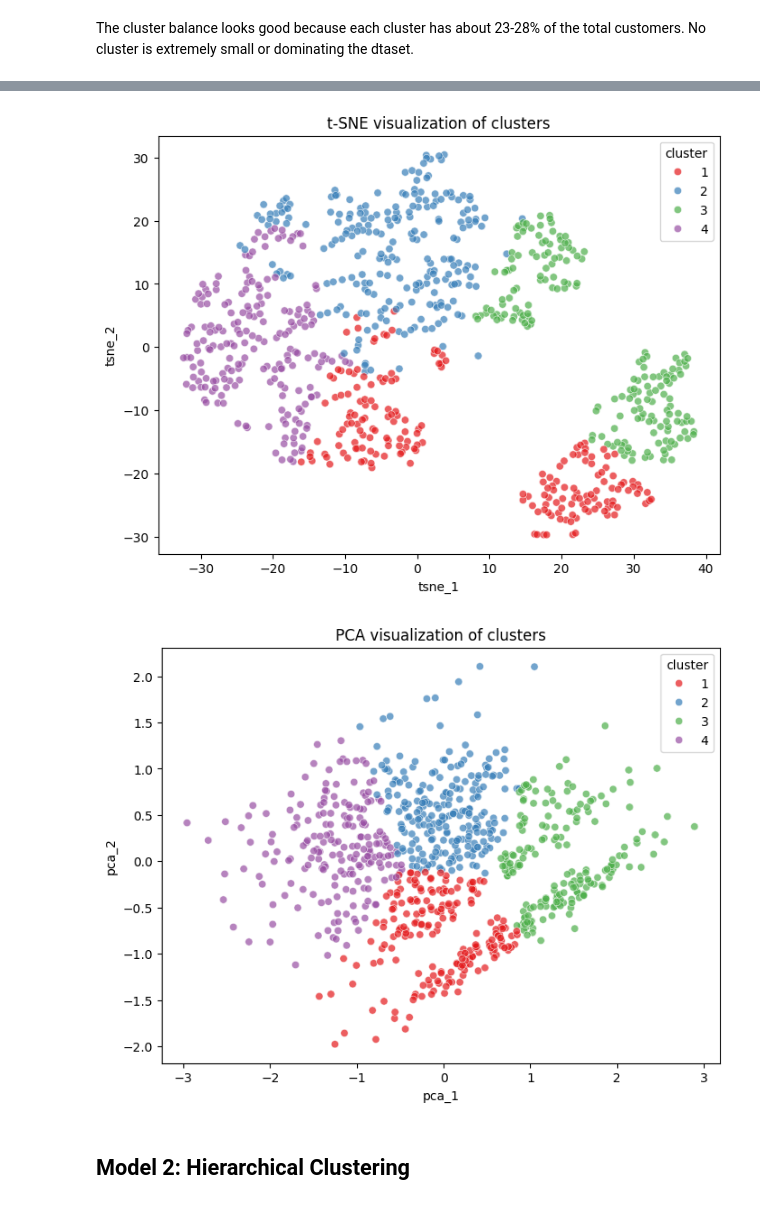
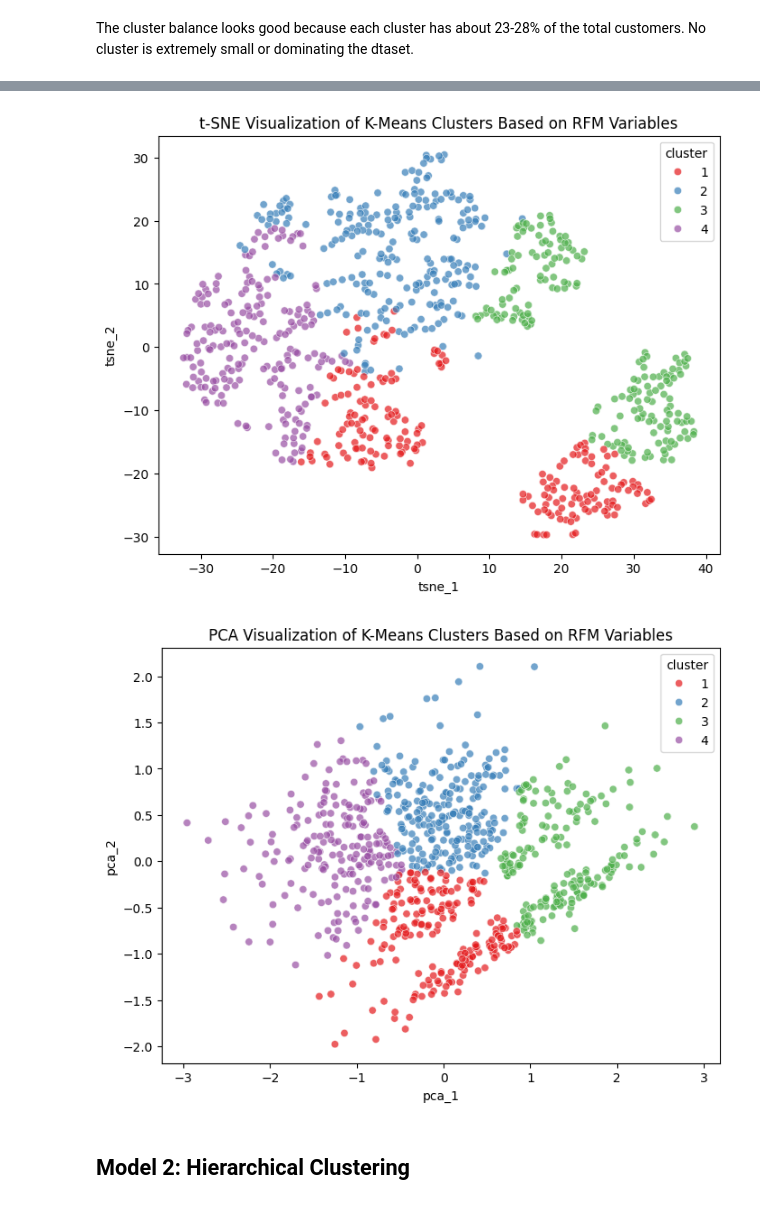
Before and after one commit to DATA601-CustSegment-Nov2025-to-Feb2026/New-CustSegment-Project, a Jupyter notebook: Customer_Segmentation_(Clustering_Algorithms_Benjamin).ipynb, the cells around one changed output, grey strips where cells are left out. Drawn from its saved outputs; the diff is of its cells as text; code cells hidden in the pictures.

Commit message:
Update the codes for RFM K-Means visualizations (T-SNE and PCA)

```diff
--- a/Customer_Segmentation_(Clustering_Algorithms_Benjamin).ipynb
+++ b/Customer_Segmentation_(Clustering_Algorithms_Benjamin).ipynb
@@ -437,3 +437,6 @@ cluster
 Name: proportion, dtype: float64
 # %% [markdown]
 The cluster balance looks good because each cluster has about 23-28% of the total customers. No cluster is extremely small or dominating the dtaset.
+# %%
+# Create a copy to to include pca and  tsne columns for
+rfm_kmeans_visualization_df = household_profile_df.copy()
@@ -440,40 +452,34 @@ The cluster balance looks good because each cluster has about 23-28% of the tota
 # %%
-# Select features used for clustering
-features = rfm_array
-
 # Apply t-SNE
 tsne = TSNE(n_components=2, random_state=42, perplexity=30)
-tsne_results = tsne.fit_transform(features)
+tsne_results = tsne.fit_transform(rfm_array)
 
-# Add t-SNE results to DataFrame
-household_profile_df['tsne_1'] = tsne_results[:, 0]
-household_profile_df['tsne_2'] = tsne_results[:, 1]
+# Add t-SNE results to 'rfm_kmeans_visualization_df'
+rfm_kmeans_visualization_df['tsne_1'] = tsne_results[:, 0]
+rfm_kmeans_visualization_df['tsne_2'] = tsne_results[:, 1]
 
 # Plot clusters
 plt.figure(figsize=(8,6))
 sns.scatterplot(
     x='tsne_1', y='tsne_2',
     hue='cluster',
     palette='Set1',
-    data=household_profile_df,
+    data=rfm_kmeans_visualization_df,
     legend='full',
     alpha=0.7
 )
-plt.title('t-SNE visualization of clusters')
+plt.title('t-SNE Visualization of K-Means Clusters Based on RFM Variables')
 plt.show()
 # %% [output]
-[figure, old version]
+[figure, new version]
 # %%
-# Select features used for clustering
-features = rfm_array
-
 # Apply PCA
 pca = PCA(n_components=2, random_state=42)
-pca_results = pca.fit_transform(features)
+pca_results = pca.fit_transform(rfm_array)
 
-# Add PCA results to DataFrame
-household_profile_df['pca_1'] = pca_results[:, 0]
-household_profile_df['pca_2'] = pca_results[:, 1]
+# Add PCA results to 'rfm_kmeans_visualization_df'
+rfm_kmeans_visualization_df['pca_1'] = pca_results[:, 0]
+rfm_kmeans_visualization_df['pca_2'] = pca_results[:, 1]
 
 # Plot clusters
 plt.figure(figsize=(8, 6))
@@ -481,14 +487,14 @@ sns.scatterplot(
     x='pca_1', y='pca_2',
     hue='cluster',
     palette='Set1',
-    data=household_profile_df,
+    data=rfm_kmeans_visualization_df,
     legend='full',
     alpha=0.7
 )
-plt.title('PCA visualization of clusters')
+plt.title('PCA Visualization of K-Means Clusters Based on RFM Variables')
 plt.show()
 # %% [output]
-[figure, old version]
+[figure, new version]
 # %% [markdown]
 ## Model 2: Hierarchical Clustering
 # %% [markdown]
```
Also changed, not shown: parts of 1 cell of this notebook.
